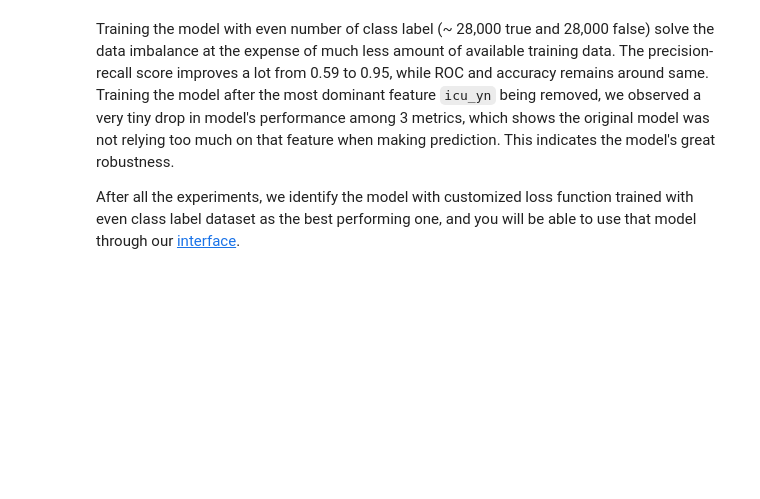
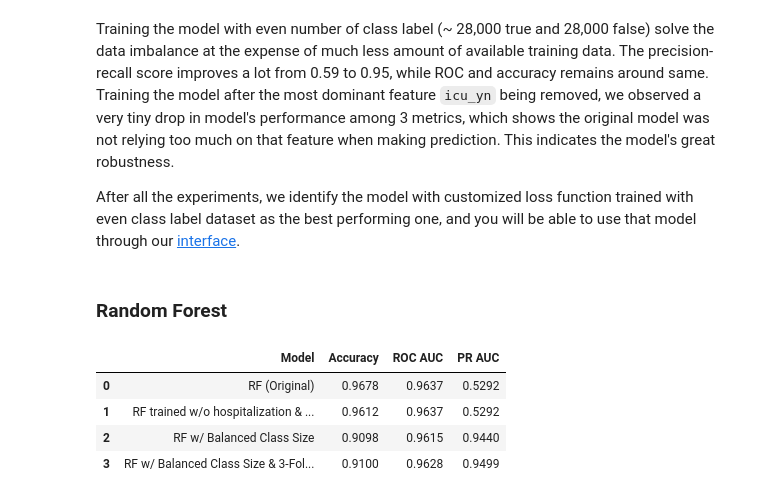
Before and after one commit to shuyashou/covid19_mortality_machine_learning_project, a Jupyter notebook: jupyter/final_report.ipynb, the cells around one changed output. Saved outputs shown, nothing was run; the diff lists cells and outputs as text; code cells hidden in the pictures; blank space fills up the shorter version.

Commit message:
Finalized results for RF

```diff
--- a/jupyter/final_report.ipynb
+++ b/jupyter/final_report.ipynb
@@ -861,3 +863,26 @@ Training the model with even number of class label (~ 28,000 true and 28,000 fal
 Training the model after the most dominant feature `icu_yn` being removed, we observed a very tiny drop in model's performance among 3 metrics, which shows the original model was not relying too much on that feature when making prediction. This indicates the model's great robustness.
 
 After all the experiments, we identify the model with customized loss function trained with even class label dataset as the best performing one, and you will be able to use that model through our [interface](https://cs475project-c17babadc414.herokuapp.com/).
+# %% [markdown]
+### Random Forest
+# %%
+model_names = ['RF (Original)', 'RF trained w/o hospitalization & ICU admission status', 'RF w/ Balanced Class Size', 'RF w/ Balanced Class Size & 3-Fold Validation']
+accuracies = [0.9678, 0.9612, 0.9098, 0.9100]
+roc_scores = [0.9637,0.9637, 0.9615,  0.9628]
+pr_scores = [0.5292, 0.5292, 0.9440, 0.9499]
+
+# Create a DataFrame
+results_df = pd.DataFrame({
+    'Model': model_names,
+    'Accuracy': accuracies,
+    'ROC AUC': roc_scores,
+    'PR AUC': pr_scores
+})
+# %%
+results_df
+# %% [output]
+|  | Model | Accuracy | ROC AUC | PR AUC |
+| 0 | RF (Original) | 0.9678 | 0.9637 | 0.5292 |
+| 1 | RF trained w/o hospitalization & ... | 0.9612 | 0.9637 | 0.5292 |
+| 2 | RF w/ Balanced Class Size | 0.9098 | 0.9615 | 0.9440 |
+| 3 | RF w/ Balanced Class Size & 3-Fol... | 0.9100 | 0.9628 | 0.9499 |
```
Also changed, not shown: parts of 4 cells of this notebook.
